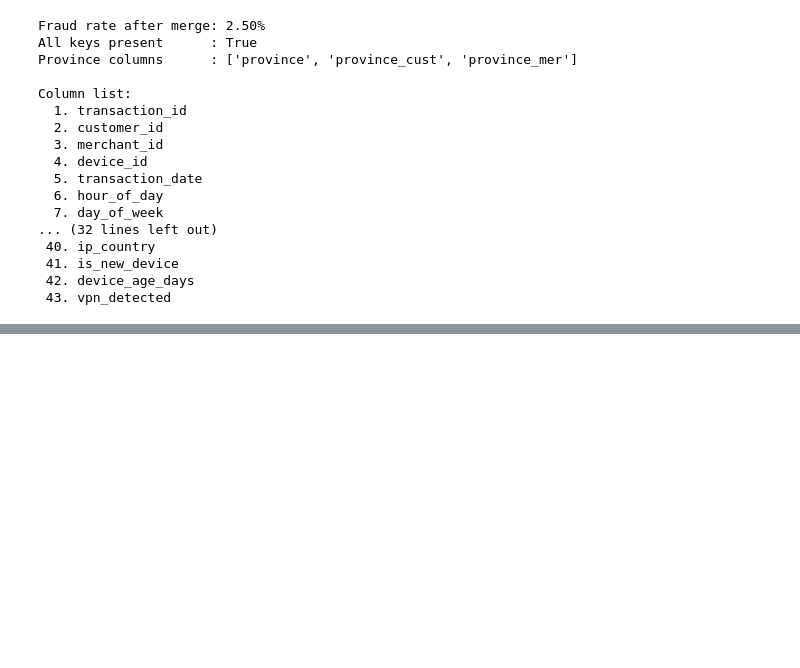
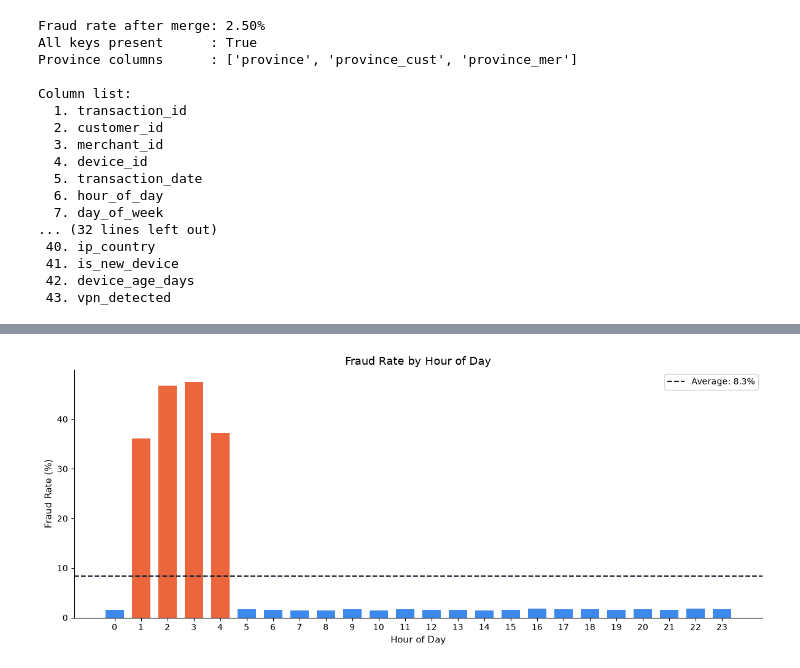
Before and after one commit to Armstrong-Godoy-Jr/clearflow-fraud-detection, a Jupyter notebook: notebooks/fraud_detection.ipynb, the cells around one changed output, grey strips where cells are left out. Drawn from its saved outputs; the diff is of its cells as text; code cells hidden in the pictures; blank space fills up the shorter version.

```diff
--- a/notebooks/fraud_detection.ipynb
+++ b/notebooks/fraud_detection.ipynb
@@ -331,0 +347,45 @@ Column list:
+# %%
+def save_figure(filename):
+    """Save current figure to outputs/figures/directory."""
+    file_path = f'../outputs/figures/{filename}'
+    plt.savefig(file_path, dpi=150, bbox_inches='tight')
+# %%
+# Fraud rate by hour of day
+# Night hours (1-4PM) are expected to show elevated fraud rates
+fraud_by_hour = (
+    df.groupby('hour_of_day')['is_fraud']
+    .mean() * 100
+)
+
+fig, ax = plt.subplots(figsize=(12, 5))
+
+ax.bar(
+    fraud_by_hour.index,
+    fraud_by_hour.values,
+    color=[CF_RED if h in range(1, 5) else CF_BLUE
+           for h in fraud_by_hour.index],
+    alpha=0.85,
+    width=0.7,
+)
+
+ax.axhline(
+    fraud_by_hour.mean(),
+    color=CF_DARK,
+    linestyle='--',
+    linewidth=1.5,
+    label=f'Average: {fraud_by_hour.mean():.1f}%'
+)
+
+ax.set(
+    title='Fraud Rate by Hour of Day',
+    xlabel='Hour of Day',
+    ylabel='Fraud Rate (%)',
+    xticks=range(0, 24),
+)
+
+ax.legend()
+plt.tight_layout()
+save_figure('01_eda_fraud_by_hour.png')
+plt.show()
+# %% [output]
+[figure, added]
```
Also changed, not shown: parts of 14 cells of this notebook.
